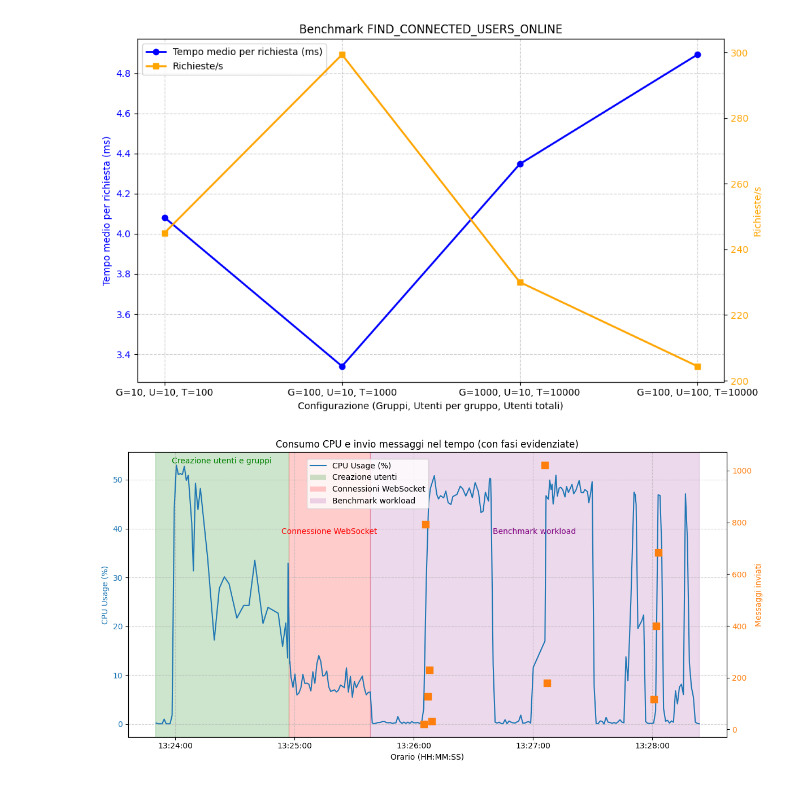
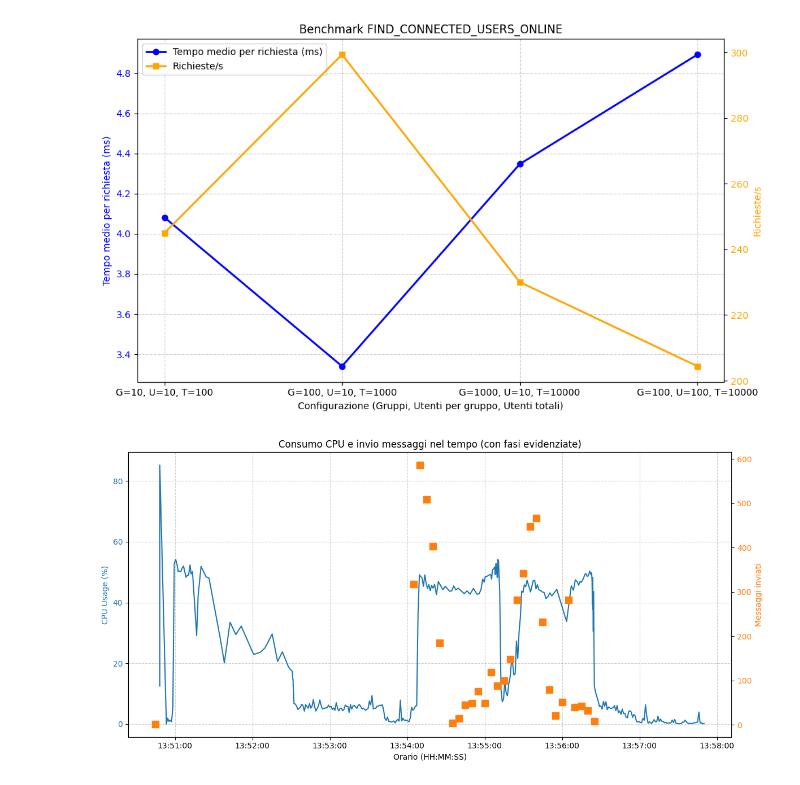
Before and after one commit to Enric0-Balb0/ruggine-chat, a Jupyter notebook: ruggine_server/report/report grafici.ipynb, the cells around one changed output. Cells and saved outputs as stored; diff of their text form; code cells hidden in the pictures.

```diff
--- a/ruggine_server/report/report grafici.ipynb
+++ b/ruggine_server/report/report grafici.ipynb
@@ -227,19 +227,14 @@ plt.show()
 [figure]
 # %%
 """
-🎯 Benchmark configurazione:
-  Server URL (HTTP): http://127.0.0.1:8002
-  Server Host (WebSocket): 127.0.0.1:8002
-  Per cambiare, imposta BENCHMARK_SERVER_URL e BENCHMARK_SERVER_HOST
-
 Using TEST_DATABASE_URL: postgresql://ruggine_user:ruggine_secure_password@localhost:5433/ruggine_test
 🐳 Connecting to Docker server at: http://127.0.0.1:8002
-✅ Creati 8400 utenti in 600 gruppi tramite API alle 2025-09-09 13:24:57
 test e2e::benchmark::mixed_workload_benchmark::mixed_workload_benchmark_tests::test_mixed_workload_benchmark has been running for over 60 seconds
-🎯 Tutti i task avviati alle 2025-09-09 13:25:38 UTC, benchmark in corso per 130 secondi...
+✅ Creati 14000 utenti in 1000 gruppi tramite API alle 2025-09-10 13:52:30
+🎯 Tutti i task avviati alle 2025-09-10 13:53:41 UTC, benchmark in corso per 130 secondi...
 ==============================
 🏁 Parametri del benchmark
-Numero di gruppi: 600
+Numero di gruppi: 1000
 Utenti che creano messaggi per gruppo: 2
 Utenti che chiamano find not read + mark read per gruppo: 2
 Utenti che chiamano find paginated per gruppo: 2
@@ -253,22 +248,20 @@ Intervallo paginated readers (ms): 55000 ± 15000
 
 
 📊 RISULTATI BENCHMARK MIXED WORKLOAD:
-=== DURATA TEST: 262.0741423s ===
-  📝 Messaggi creati: 3600
-  🔍 Query messaggi non letti: 3873
-  📄 Query messaggi paginati: 3600
-  ✅ Operazioni mark as read: 5346
-  🔌 Connessioni WebSocket passive: 4200
-  🔌 Connessioni WebSocket attive: 600
-  📨 Mark as read da WebSocket: 2400
+=== DURATA TEST: 364.5320598s ===
+  📝 Messaggi creati: 5019
+  🔍 Query messaggi non letti: 6541
+  📄 Query messaggi paginati: 5635
+  ✅ Operazioni mark as read: 9154
+  🔌 Connessioni WebSocket passive: 7000
+  🔌 Connessioni WebSocket attive: 1000
+  📨 Mark as read da WebSocket: 3248
   ❌ Operazioni fallite: 0
-  🎯 Operazioni totali: 18819
-  📈 Ops/sec: 71.81
+  🎯 Operazioni totali: 29597
+  📈 Ops/sec: 81.19
   📉 Failure rate: 0.00%
 ✅ Benchmark completato con successo!
 """
-
-import pandas as pd
 import matplotlib.pyplot as plt
 import matplotlib.dates as mdates
 from matplotlib.patches import Patch
@@ -298,10 +291,11 @@ ax2.scatter(df_msg['sent_at_second'], df_msg['message_count'],
 ax2.set_ylabel("Messaggi inviati", color='tab:orange')
 ax2.tick_params(axis='y', labelcolor='tab:orange')
 
+"""
 # === Evidenzia le fasi ===
-start_users = pd.to_datetime("2025-09-09 13:23:50").tz_localize("UTC")
-end_users   = pd.to_datetime("2025-09-09 13:24:57").tz_localize("UTC")
-end_ws      = pd.to_datetime("2025-09-09 13:25:38").tz_localize("UTC")
+start_users = pd.to_datetime("2025-09-09 18:51:45").tz_localize("UTC")
+end_users   = pd.to_datetime("2025-09-09 18:52:29").tz_localize("UTC")
+end_ws      = pd.to_datetime("2025-09-09 18:53:00").tz_localize("UTC")
 end_test    = df_cpu['timestamp'].max()  # ultimo timestamp disponibile
 
 # Creazione utenti
@@ -309,35 +303,37 @@ ax1.axvspan(start_users, end_users, color="green", alpha=0.2)
 ax1.text(start_users + (end_users-start_users)/2,
          ax1.get_ylim()[1]*0.96, "Creazione utenti e gruppi",
          ha="center", color="green")
 
 # Connessione WebSocket
 ax1.axvspan(end_users, end_ws, color="red", alpha=0.2)
 ax1.text(end_users + (end_ws-end_users)/2,
          ax1.get_ylim()[1]*0.7, "Connessione WebSocket",
          ha="center", color="red")
 
 # Test vero e proprio
 ax1.axvspan(end_ws, end_test, color="purple", alpha=0.15)
 ax1.text(end_ws + (end_test-end_ws)/2,
          ax1.get_ylim()[1]*0.7, "Benchmark workload",
          ha="center", color="purple")
 
 # Legenda combinata (includendo le fasi)
 handles, labels = ax1.get_legend_handles_labels()
 extra = [
     Patch(facecolor='green', alpha=0.2, label='Creazione utenti e gruppi'),
     Patch(facecolor='red', alpha=0.2, label='Connessioni WebSocket'),
     Patch(facecolor='purple', alpha=0.15, label='Benchmark workload')
 ]
+
 fig.legend(handles+extra, labels+["Creazione utenti","Connessioni WebSocket","Benchmark workload"],
-           loc="upper right", bbox_to_anchor=(0.5,0.93))
+           loc="upper right", bbox_to_anchor=(0.9,0.93))
+"""
 
 plt.title("Consumo CPU e invio messaggi nel tempo (con fasi evidenziate)")
 ax1.grid(True, linestyle="--", alpha=0.6)
 fig.tight_layout()
 plt.show()
 # %% [output]
-[figure, old version]
+[figure, new version]
 # %%
 """
 🎯 Benchmark configurazione:
```
Also changed, not shown: parts of 1 cell of this notebook, 13 other files.
